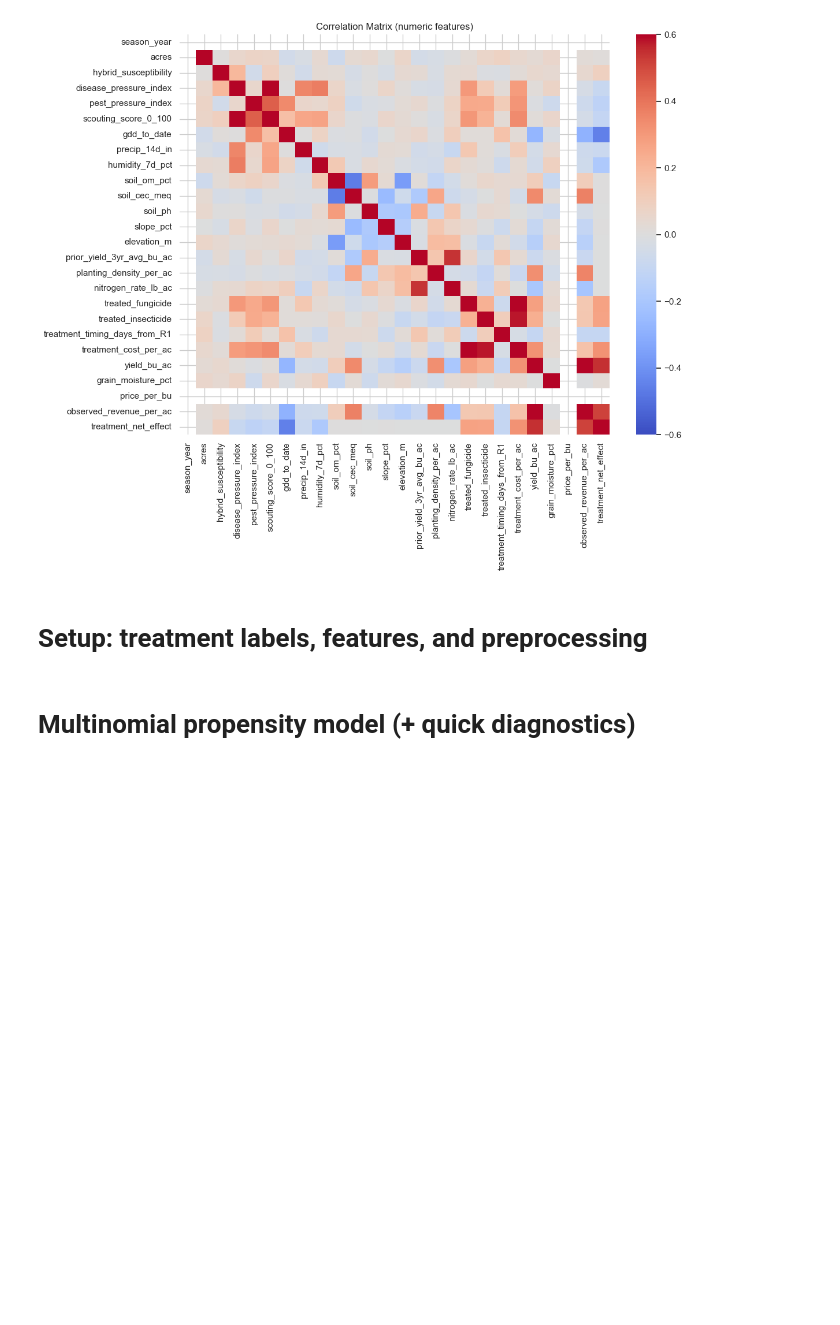
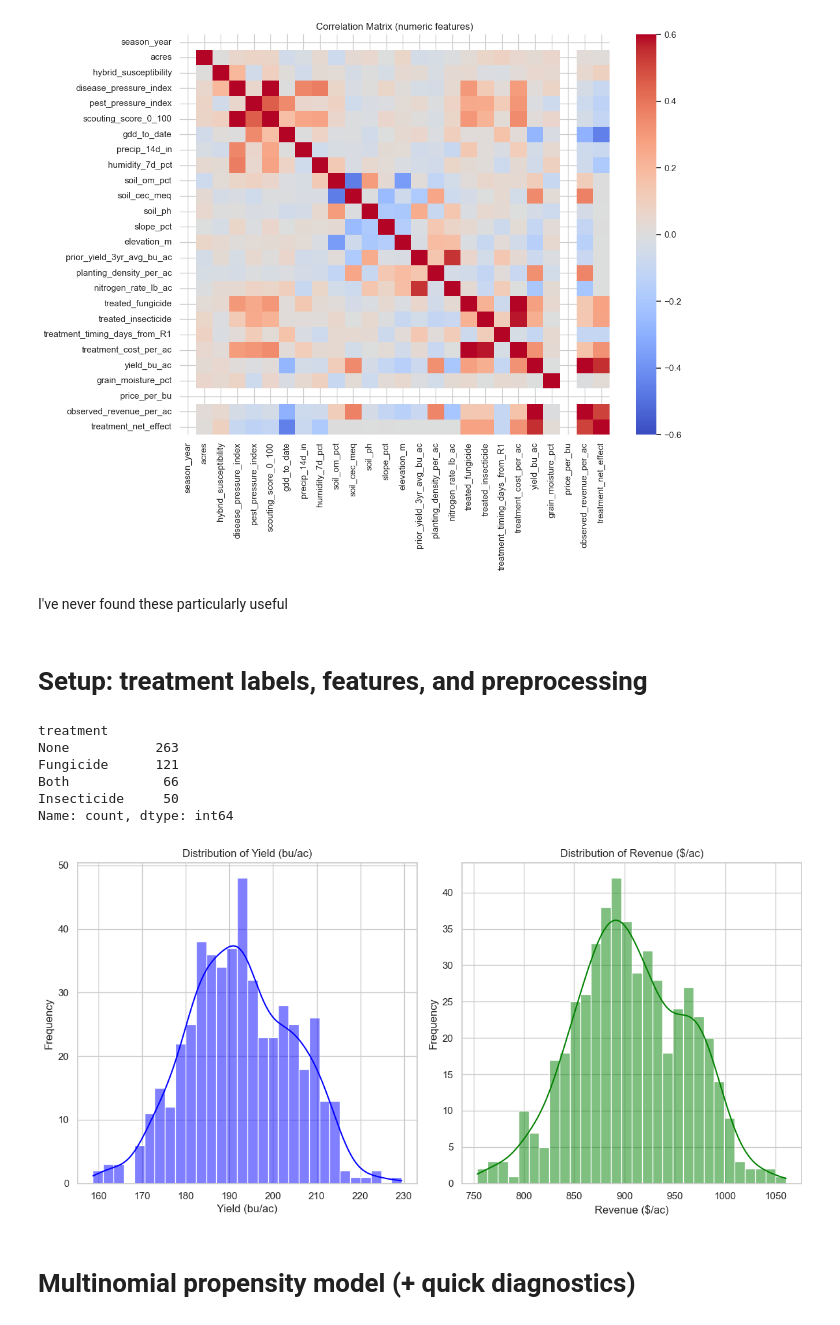
Before and after one commit to jwalluww/Portfolio_Projects, a Jupyter notebook: Quick_Hits/WIP_Farming_Dataset.ipynb, the cells around one changed output. Drawn from its saved outputs; the diff is of its cells as text; code cells hidden in the pictures; blank space fills up the shorter version.

```diff
--- a/Quick_Hits/WIP_Farming_Dataset.ipynb
+++ b/Quick_Hits/WIP_Farming_Dataset.ipynb
@@ -265,40 +281,59 @@ plt.title("Correlation Matrix (numeric features)")
 plt.show()
 # %% [output]
 [figure]
+# %% [markdown]
+I've never found these particularly useful
 # %% [markdown]
 # Setup: treatment labels, features, and preprocessing
+# %%
+# --- Treatment label (4 arms) ---
+def treatment_combo(row):
+    if row["treated_fungicide"]==0 and row["treated_insecticide"]==0:
+        return "None"
+    if row["treated_fungicide"]==1 and row["treated_insecticide"]==0:
+        return "Fungicide"
+    if row["treated_fungicide"]==0 and row["treated_insecticide"]==1:
+        return "Insecticide"
+    return "Both"
+
+df = df.copy()
+df["treatment"] = df.apply(treatment_combo, axis=1)
+treat_levels = ["None", "Fungicide", "Insecticide", "Both"] # setting up this list for use later
+
+df['treatment'].value_counts()
+# %% [output]
+treatment
+None           263
+Fungicide      121
+Both            66
+Insecticide     50
+Name: count, dtype: int64
 # %%
-# --- Treatment label (4 arms) ---
-def treatment_combo(row):
-    if row["treated_fungicide"]==0 and row["treated_insecticide"]==0:
-        return "None"
-    if row["treated_fungicide"]==1 and row["treated_insecticide"]==0:
-        return "Fungicide"
-    if row["treated_fungicide"]==0 and row["treated_insecticide"]==1:
-        return "Insecticide"
-    return "Both"
-
-df = df.copy()
-df["treatment"] = df.apply(treatment_combo, axis=1)
-treat_levels = ["None", "Fungicide", "Insecticide", "Both"]
-
 # --- Outcomes ---
 y_yield = df["yield_bu_ac"].values
 y_rev   = df["observed_revenue_per_ac"].values
 
-# --- Confounders (controls) ---
-num_features = [
-    "disease_pressure_index","pest_pressure_index","humidity_7d_pct","precip_14d_in",
-    "soil_om_pct","soil_cec_meq","soil_ph","slope_pct","elevation_m",
-    "prior_yield_3yr_avg_bu_ac","planting_density_per_ac","nitrogen_rate_lb_ac",
-    "gdd_to_date","hybrid_susceptibility","acres"
-]
-cat_features = ["crop_stage_window"]  # stage around VT/R1
+import matplotlib.pyplot as plt
+import seaborn as sns
 
-from sklearn.compose import ColumnTransformer
-from sklearn.preprocessing import OneHotEncoder
+# Plot distributions
+plt.figure(figsize=(12, 6))
 
-preprocess = ColumnTransformer(
-    [("num", "passthrough", num_features),
-     ("cat", OneHotEncoder(handle_unknown="ignore"), cat_features)]
-)
+# Yield distribution
+plt.subplot(1, 2, 1)
+sns.histplot(y_yield, kde=True, bins=30, color="blue")
+plt.title("Distribution of Yield (bu/ac)")
+plt.xlabel("Yield (bu/ac)")
+plt.ylabel("Frequency")
+
+# Revenue distribution
+plt.subplot(1, 2, 2)
+sns.histplot(y_rev, kde=True, bins=30, color="green")
+plt.title("Distribution of Revenue ($/ac)")
+plt.xlabel("Revenue ($/ac)")
+plt.ylabel("Frequency")
+
+plt.tight_layout()
+plt.show()
+# %% [output]
+[figure, added]
```
Also changed, not shown: parts of 11 cells of this notebook.
